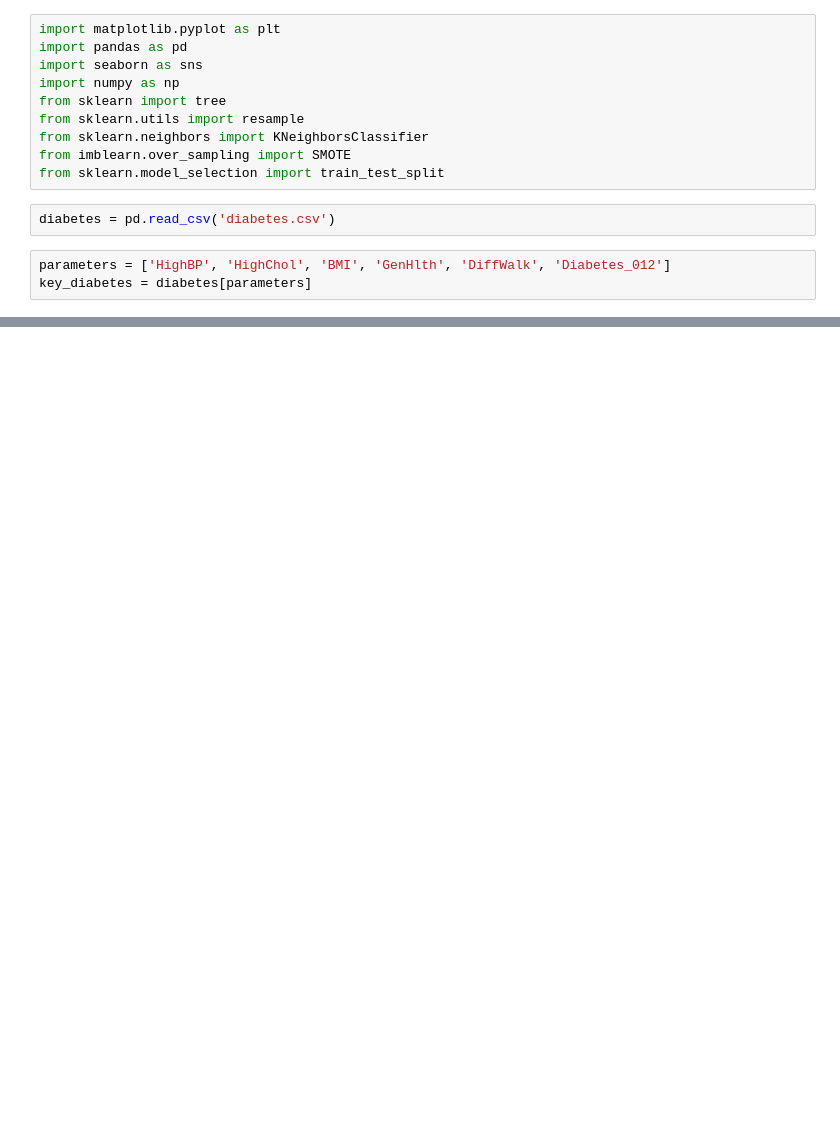
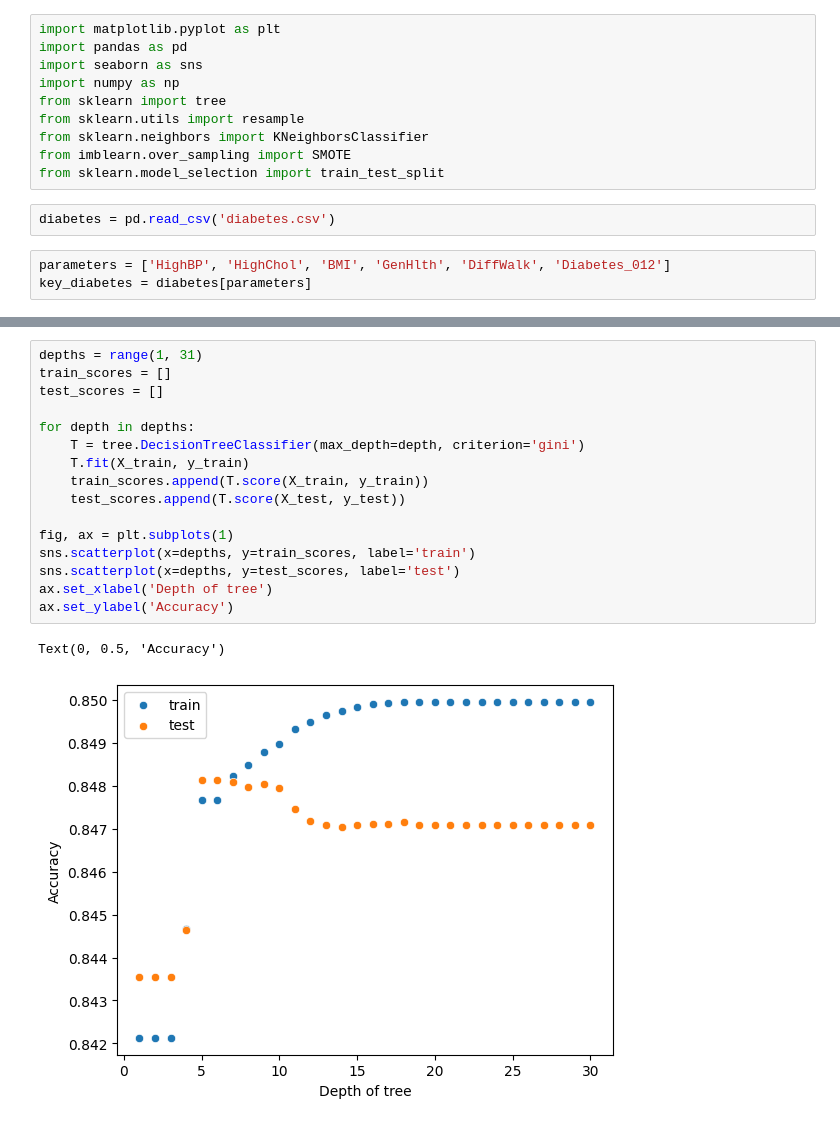
Before and after one commit to phantomsk/DiabetesClassifier, a Jupyter notebook: Models.ipynb, the cells around one changed output, grey strips where cells are left out. Saved outputs shown, nothing was run; the diff lists cells and outputs as text; blank space fills up the shorter version.

```diff
--- a/Models.ipynb
+++ b/Models.ipynb
@@ -62,0 +145,19 @@ Text(0, 0.5, 'Accuracy')
+# %%
+depths = range(1, 31)
+train_scores = []
+test_scores = []
+
+for depth in depths:
+    T = tree.DecisionTreeClassifier(max_depth=depth, criterion='gini')
+    T.fit(X_train, y_train)
+    train_scores.append(T.score(X_train, y_train))
+    test_scores.append(T.score(X_test, y_test))
+
+fig, ax = plt.subplots(1)
+sns.scatterplot(x=depths, y=train_scores, label='train')
+sns.scatterplot(x=depths, y=test_scores, label='test')
+ax.set_xlabel('Depth of tree')
+ax.set_ylabel('Accuracy')
+# %% [output]
+Text(0, 0.5, 'Accuracy')
+[figure, added]
```
Also changed, not shown: parts of 13 cells of this notebook.
